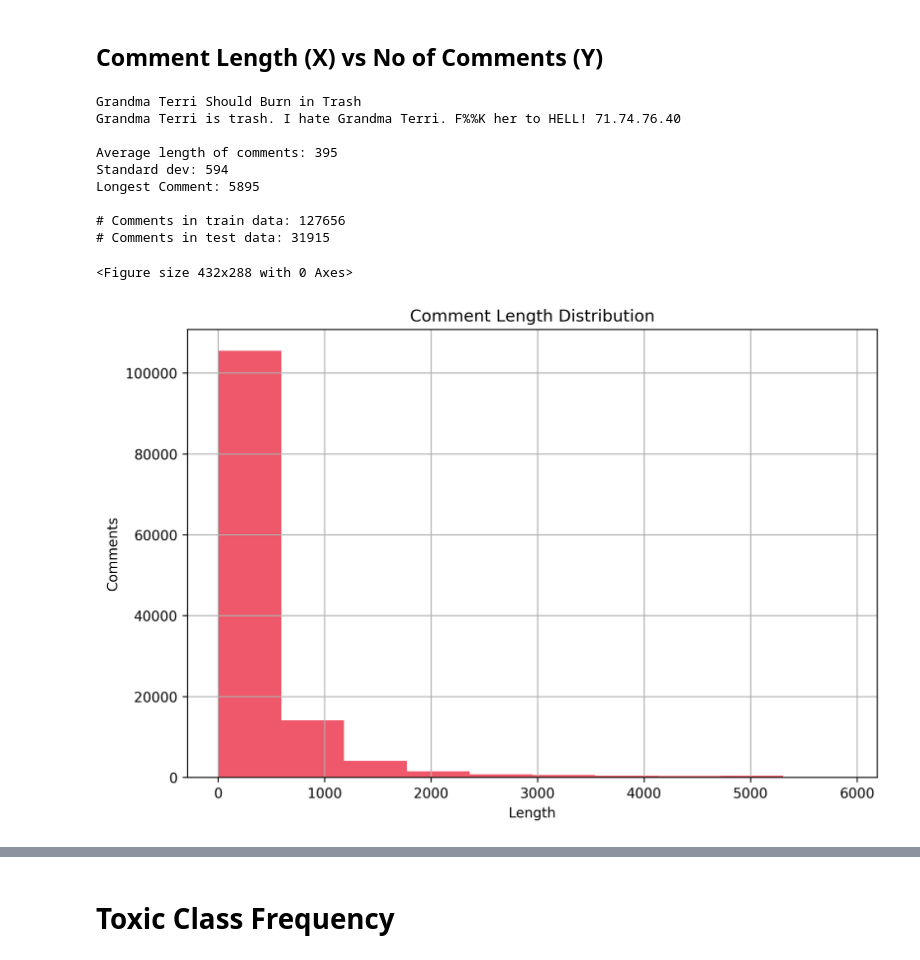
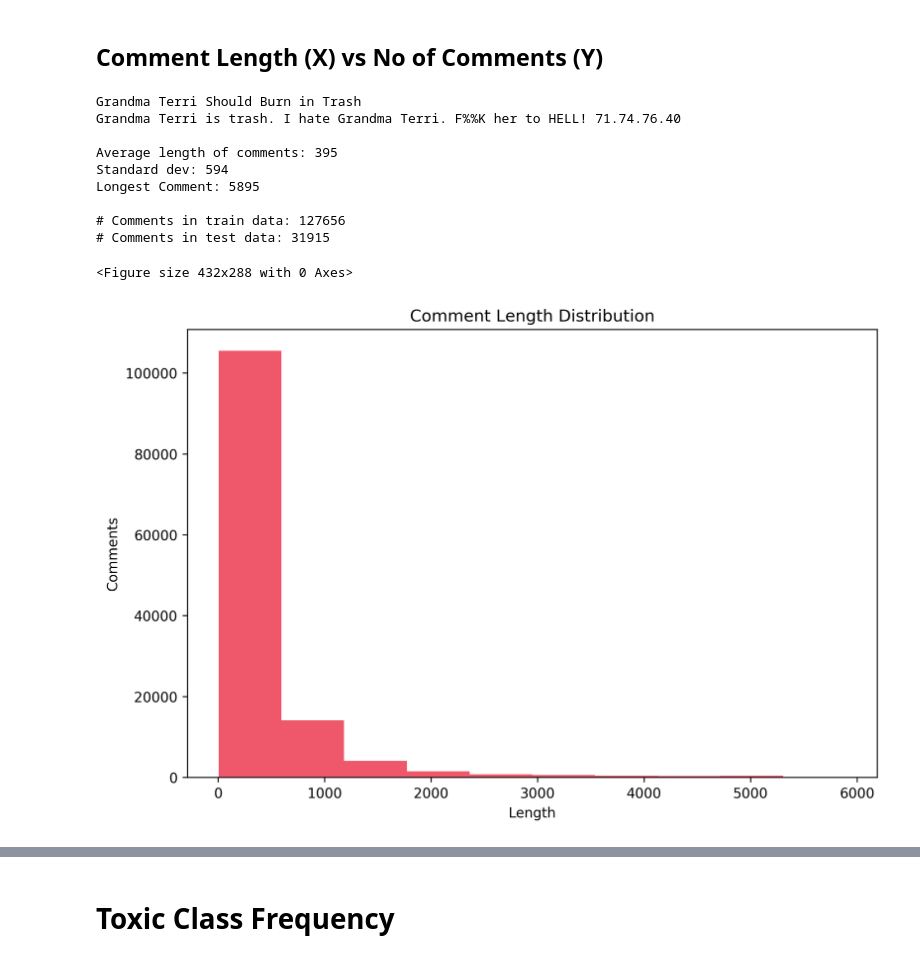
Before and after one commit to PuneetKohli/toxic_comment_classification, a Jupyter notebook: Data Exploration.ipynb, the cells around one changed output, grey strips where cells are left out. Cells and saved outputs as stored; diff of their text form; code cells hidden in the pictures.

```diff
--- a/Data Exploration.ipynb
+++ b/Data Exploration.ipynb
@@ -64,34 +64,36 @@ def dataExploration(trainData):
 
     # exampel of a comment in the train data
     print (trainData['comment_text'][0])
     print ("")
 
     # the length of the comments varies a lot
     lens = trainData.comment_text.str.len()
     print("Average length of comments: %d\nStandard dev: %d\nLongest Comment: %d" % (lens.mean(), lens.std(), lens.max()))
 
     print ("")
     print ("# Comments in train data: %d \n# Comments in test data: %d" % (len(train),len(test)))
-    plt.figure(figsize=(9,6), dpi=300)
-    lens.hist(color=red)
+    fig = plt.figure(figsize=(9,6), dpi=300)
+    ax = lens.hist(color=red)
+    ax.grid(False)
+    ax.set_facecolor('white')
     plt.title('Comment Length Distribution')
     plt.xlabel('Length')
     plt.ylabel('Comments')
-    plt.savefig('images/analysis/comment_length_hist_rect.jpg')
+    plt.savefig('images/analysis/comment_length_hist_rect_transparent.png', bbox_inches='tight', transparent=True)
     plt.show()
     plt.clf()
 
 dataExploration(train)
 train.head()
 # %% [output]
 Grandma Terri Should Burn in Trash
 Grandma Terri is trash. I hate Grandma Terri. F%%K her to HELL! 71.74.76.40
 
 Average length of comments: 395
 Standard dev: 594
 Longest Comment: 5895
 
 # Comments in train data: 127656
 # Comments in test data: 31915
 <Figure size 432x288 with 0 Axes>
-[figure, old version]
+[figure, new version]
```
Also changed, not shown: parts of 8 cells of this notebook, 11 other files.
